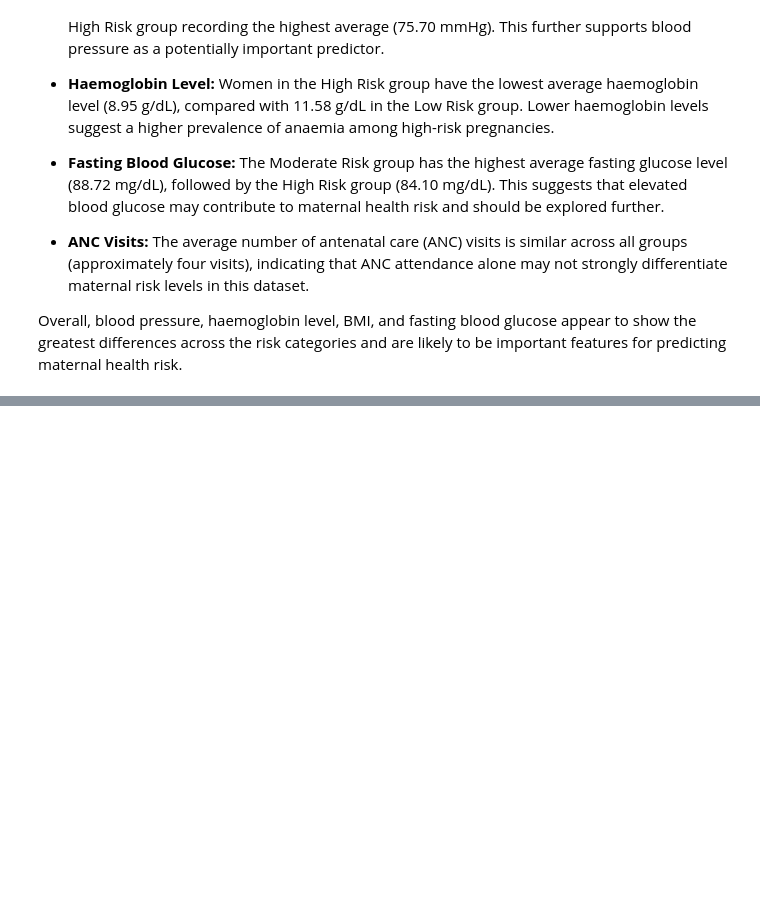
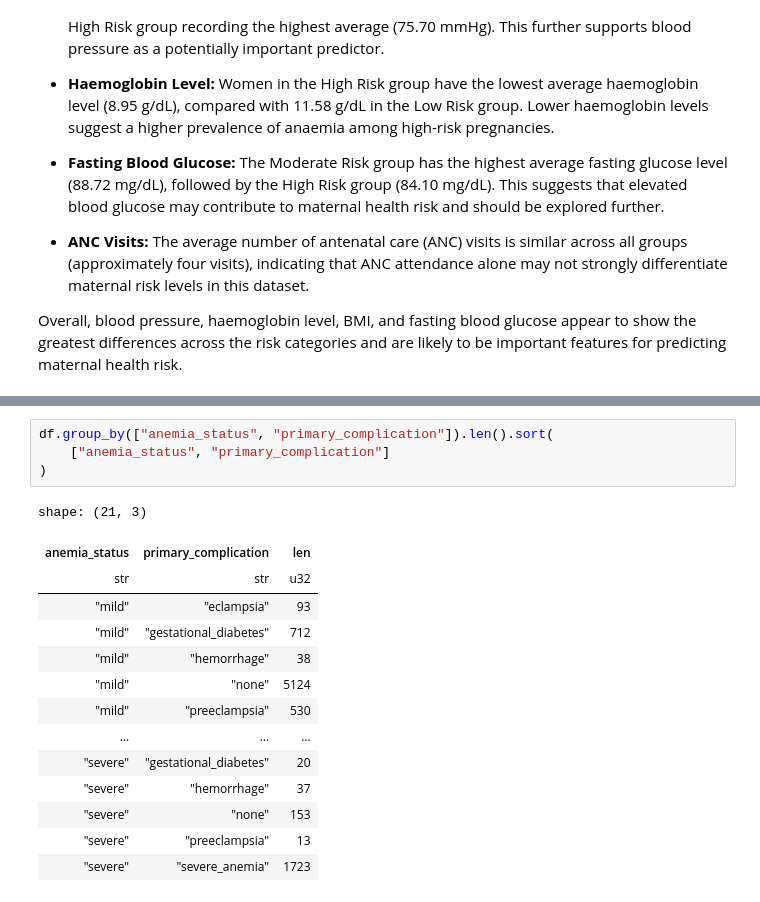
Before and after one commit to Elugbindin-Kehinde-Rashidat/Pregnancy-Journey-Partner-Project, a Jupyter notebook: notebooks/01_exploratory_data_analysis.ipynb, the cells around one changed output, grey strips where cells are left out. Cells and saved outputs as stored; diff of their text form; blank space fills up the shorter version.

```diff
--- a/notebooks/01_exploratory_data_analysis.ipynb
+++ b/notebooks/01_exploratory_data_analysis.ipynb
@@ -749,0 +735,19 @@ The next stage of the project will involve:
+# %%
+df.group_by(["anemia_status", "primary_complication"]).len().sort(
+    ["anemia_status", "primary_complication"]
+)
+# %% [output]
+shape: (21, 3)
+| anemia_status | primary_complication | len |
+| str | str | u32 |
+| "mild" | "eclampsia" | 93 |
+| "mild" | "gestational_diabetes" | 712 |
+| "mild" | "hemorrhage" | 38 |
+| "mild" | "none" | 5124 |
+| "mild" | "preeclampsia" | 530 |
+| … | … | … |
+| "severe" | "gestational_diabetes" | 20 |
+| "severe" | "hemorrhage" | 37 |
+| "severe" | "none" | 153 |
+| "severe" | "preeclampsia" | 13 |
+| "severe" | "severe_anemia" | 1723 |
```
Also changed, not shown: parts of 5 cells of this notebook, 11 other files.
